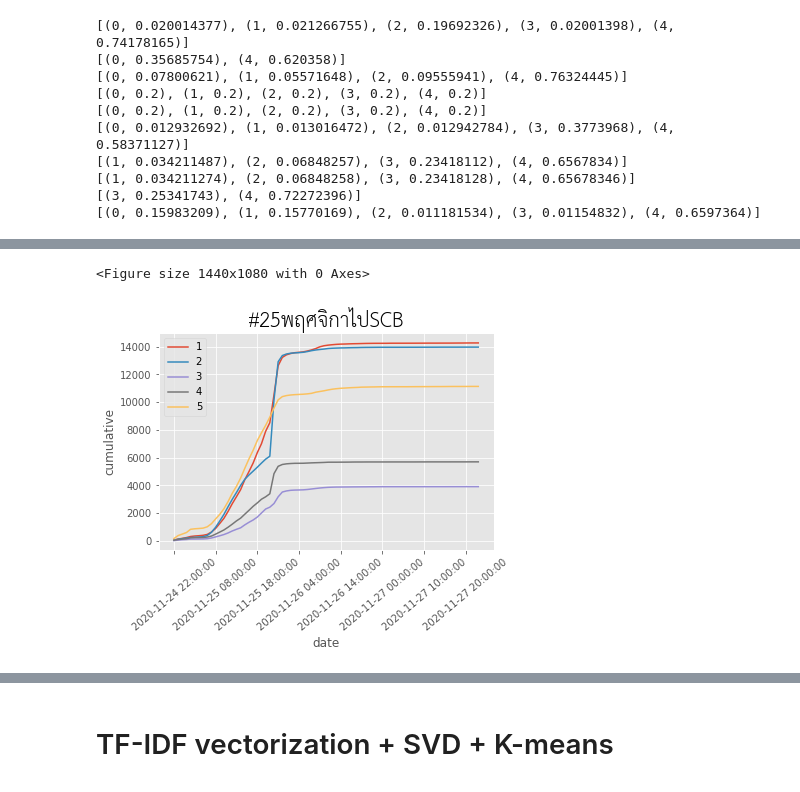
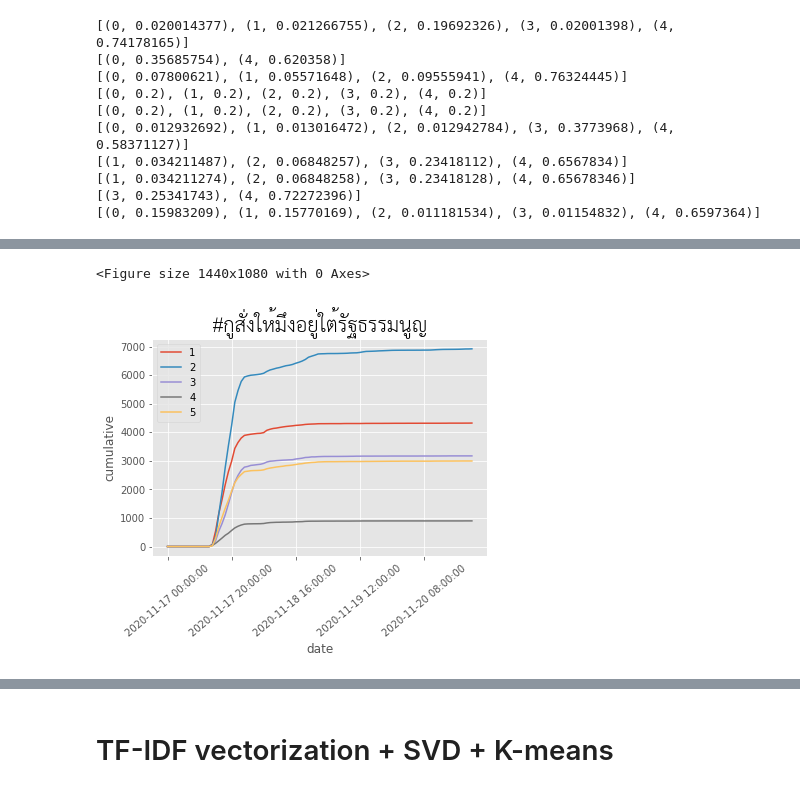
Before and after one commit to nozomiyamada/twitter_analysis, a Jupyter notebook: topicmodel.ipynb, the cells around one changed output, grey strips where cells are left out. Saved outputs shown, nothing was run; the diff lists cells and outputs as text; code cells hidden in the pictures.

```diff
--- a/topicmodel.ipynb
+++ b/topicmodel.ipynb
@@ -66,12 +66,13 @@ for i, f in enumerate(jsons):
 7 tweets/#ม็อบ2ธันวา.json
 # %%
 ### select data ###
-i = 5
+i = 0
+
 hashtag = jsons[i].split('/')[1].split('.json')[0]
 df = pd.read_json(jsons[i], lines=True)
 
 ### define duration ###
-#df = df[(df.date >= '2020-11-24') & (df.date <= '2020-11-26')]
+df = df[(df.date >= '2020-11-15') & (df.date <= '2020-11-20')]
 
 ### tokenize ###
 df['tokens'] = df.tweet.apply(lambda x: tokenize(x, hashtag))
@@ -203,16 +236,18 @@ Timestamp('2021-04-09 22:21:18+0700', tz='pytz.FixedOffset(420)')
 # %%
+### plot topic time series ###
+
 fig = plt.figure(figsize=(20,15))
 
-tempdf = timerange(df[df.date < '2020-11-28'])
+tempdf = timerange(df[df.date < '2020-11-20'])
 for t in range(5):
     tempdf[t+1] = tempdf.date.apply(lambda x: sum((result_df.date <= x) & (result_df.topic==t)))
 
 tempdf.plot(x='date')
 plt.title(hashtag, fontproperties=fp, fontsize=30)
 plt.legend()
 plt.ylabel('cumulative')
 plt.xticks(rotation=40)
 plt.show()
 # %% [output]
 <Figure size 1440x1080 with 0 Axes>
-[figure, old version]
+[figure, new version]
```
Also changed, not shown: parts of 8 cells of this notebook, 3 other files.
